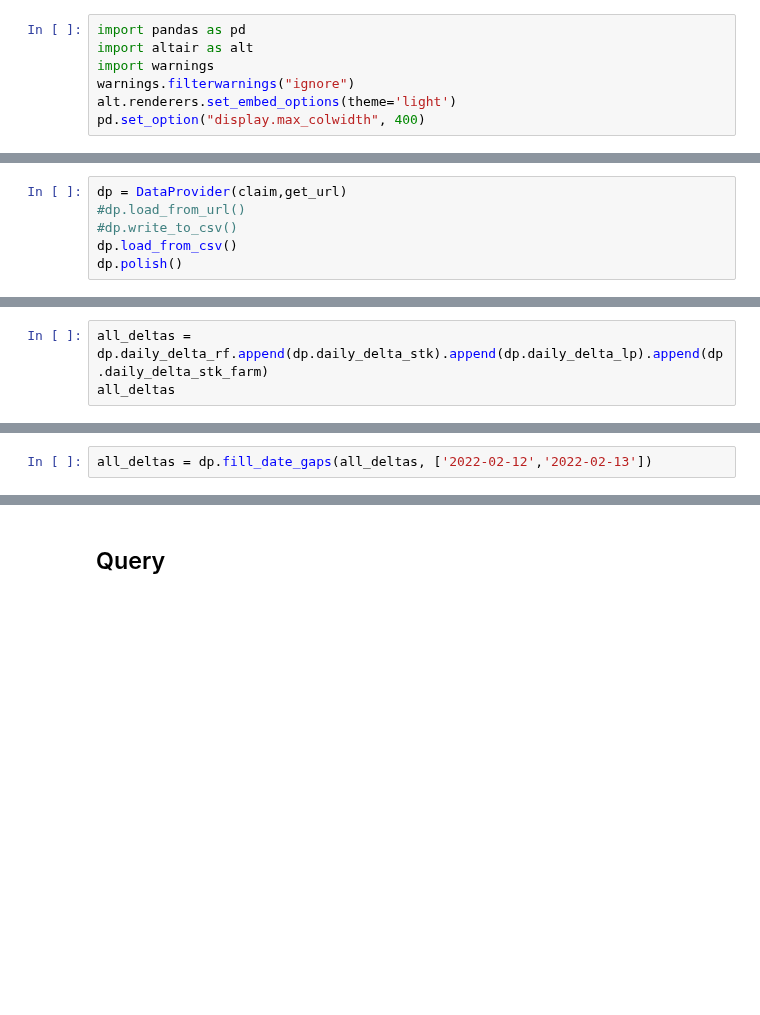
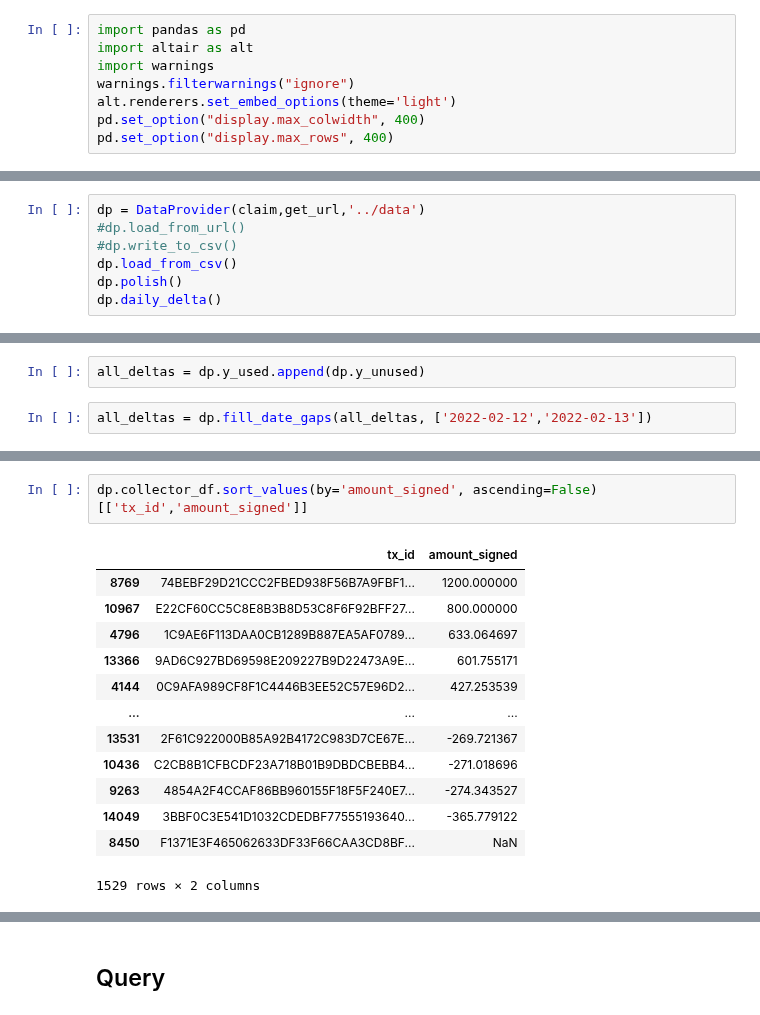
Before and after one commit to IncioMan/prism_forge, a Jupyter notebook: notebook/Prism Farm - Analytics.ipynb, the cells around one changed output, grey strips where cells are left out. Drawn from its saved outputs; the diff is of its cells as text; blank space fills up the shorter version.

```diff
--- a/notebook/Prism Farm - Analytics.ipynb
+++ b/notebook/Prism Farm - Analytics.ipynb
@@ -5,6 +5,7 @@ import warnings
 warnings.filterwarnings("ignore")
 alt.renderers.set_embed_options(theme='light')
 pd.set_option("display.max_colwidth", 400)
+pd.set_option("display.max_rows", 400)
 # %% [markdown]
 Trend line of what yLUNA is being used for?  PRISM Farm, yLUNA Staking, LPing, or Nothing.
 # %%
@@ -199,10 +316,11 @@ class ChartProvider:
         )
         return chart
 # %%
-dp = DataProvider(claim,get_url)
+dp = DataProvider(claim,get_url,'../data')
 #dp.load_from_url()
 #dp.write_to_csv()
 dp.load_from_csv()
 dp.polish()
+dp.daily_delta()
 # %% [markdown]
 ## Refract
@@ -255,5 +450,2 @@ cp.get_line_chart(daily_delta_stk,
 # %% [markdown]
 ## All deltas
-# %%
-all_deltas = dp.daily_delta_rf.append(dp.daily_delta_stk).append(dp.daily_delta_lp).append(dp.daily_delta_stk_farm)
-all_deltas
@@ -274,3 +452,5 @@ all_deltas
+# %%
+all_deltas = dp.y_used.append(dp.y_unused)
 # %%
 all_deltas = dp.fill_date_gaps(all_deltas, ['2022-02-12','2022-02-13'])
 # %%
@@ -297,3 +477,19 @@ c3 = alt.Chart(dp.dates_to_mark).mark_text(
 (c1 + c2 + c3).properties(width=800).configure_view(strokeOpacity=0)
 # %% [output]
 [interactive output not drawn]
+# %%
+dp.collector_df.sort_values(by='amount_signed', ascending=False)[['tx_id','amount_signed']]
+# %% [output]
+|  | tx_id | amount_signed |
+| 8769 | 74BEBF29D21CCC2FBED938F56B7A9FBF1... | 1200.000000 |
+| 10967 | E22CF60CC5C8E8B3B8D53C8F6F92BFF27... | 800.000000 |
+| 4796 | 1C9AE6F113DAA0CB1289B887EA5AF0789... | 633.064697 |
+| 13366 | 9AD6C927BD69598E209227B9D22473A9E... | 601.755171 |
+| 4144 | 0C9AFA989CF8F1C4446B3EE52C57E96D2... | 427.253539 |
+| ... | ... | ... |
+| 13531 | 2F61C922000B85A92B4172C983D7CE67E... | -269.721367 |
+| 10436 | C2CB8B1CFBCDF23A718B01B9DBDCBEBB4... | -271.018696 |
+| 9263 | 4854A2F4CCAF86BB960155F18F5F240E7... | -274.343527 |
+| 14049 | 3BBF0C3E541D1032CDEDBF77555193640... | -365.779122 |
+| 8450 | F1371E3F465062633DF33F66CAA3CD8BF... | NaN |
+1529 rows × 2 columns
```
Also changed, not shown: parts of 14 cells of this notebook, 9 other files.
